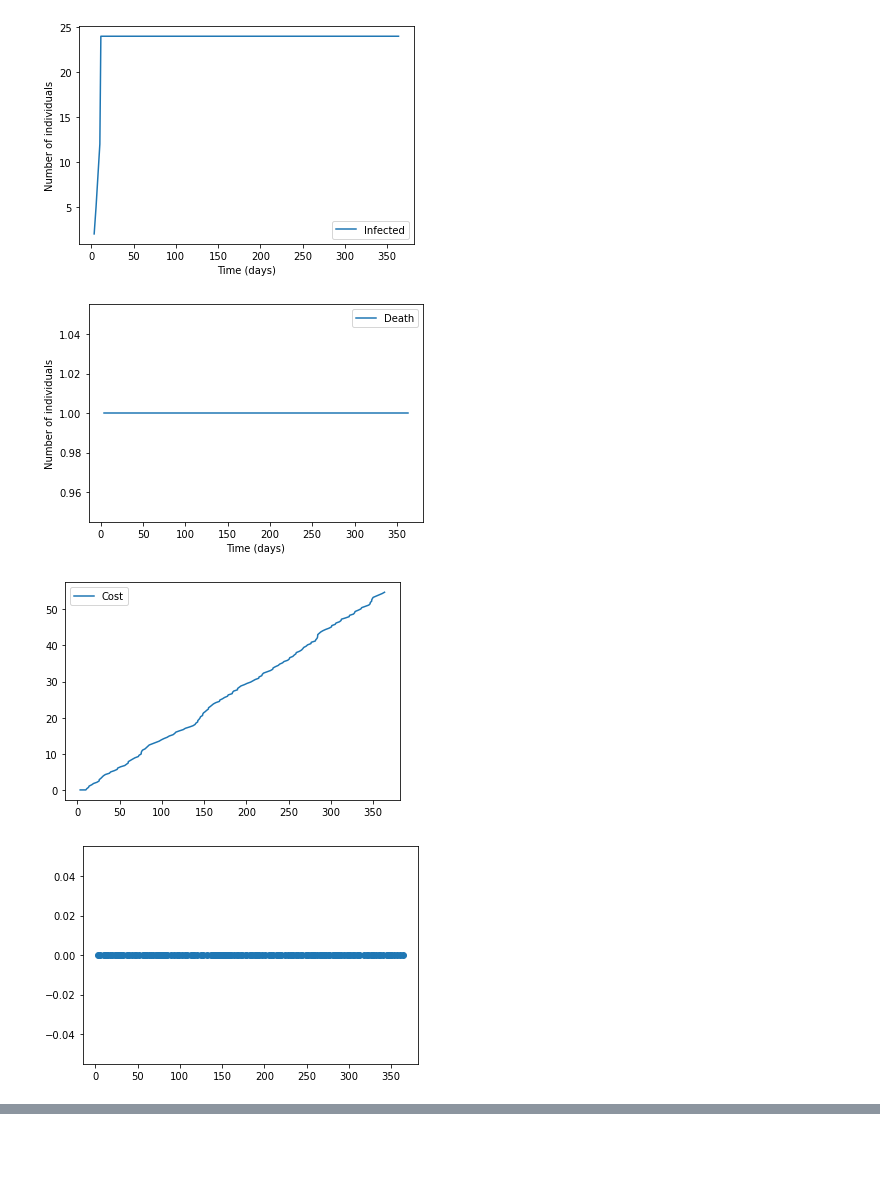
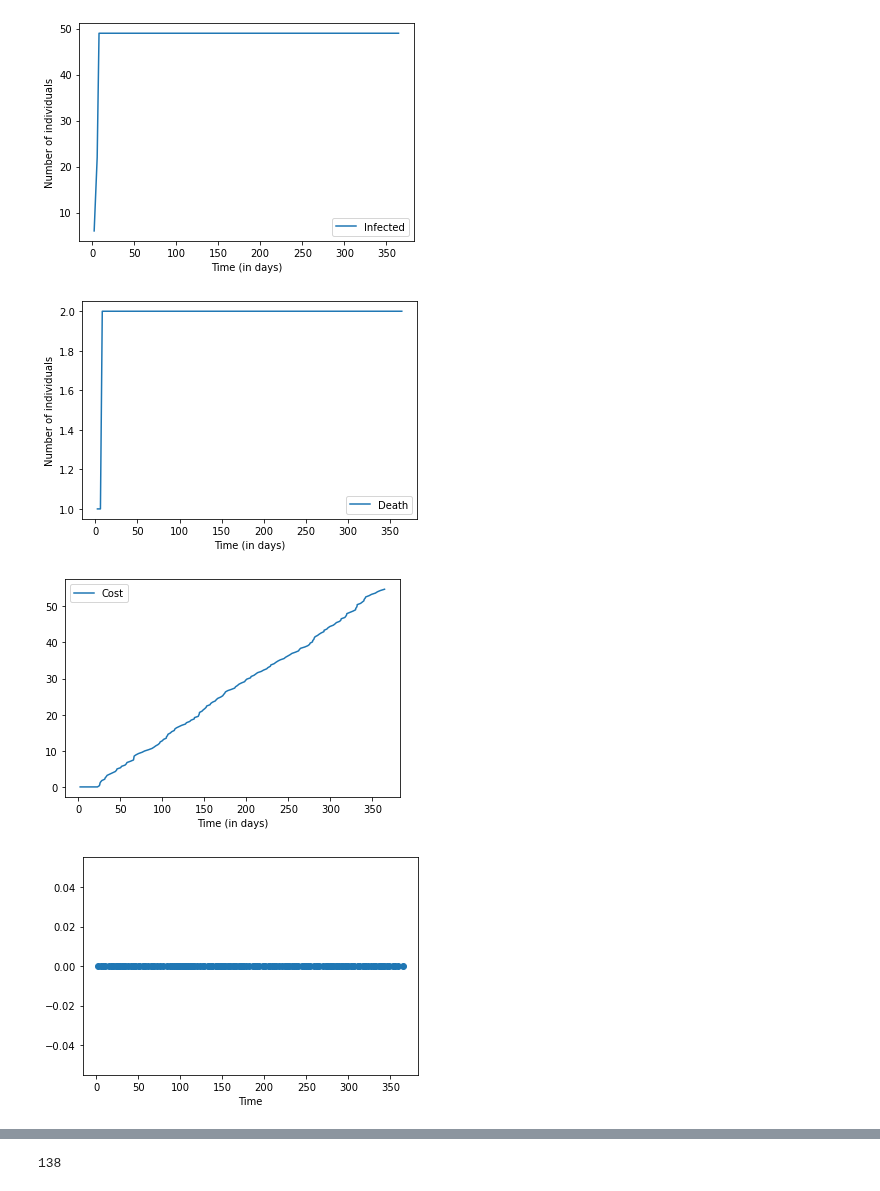
Before and after one commit to DrDoof14/Computer-AidedSimulationsLab, a Jupyter notebook: 16/lab_16_final.ipynb, the cells around one changed output, grey strips where cells are left out. Drawn from its saved outputs; the diff is of its cells as text; code cells hidden in the pictures; blank space fills up the shorter version.

Commit message:
final parts of lab 16

```diff
--- a/16/lab_16_final.ipynb
+++ b/16/lab_16_final.ipynb
@@ -132,16 +178,22 @@ def h_uniform(t):
 def h_expo(t):
     lambda_exp = 1/10
     return lambda_exp * math.exp(-0.1 * (lambda_exp * t))
+
+
 # intensity_at_s = sigma(s) + decay*sum(mu * np.exp(-0.1*(s - t)) for t in event_times)
 
 # intensity_prob = sigma(s) +decay * sum( h1(s - t) for t in event_times)
 
-
-
+def optimize_rho(cost, T, s, dead_ppl_list, max_death):
+    rho = 1e5 * minimize_scalar(lambda rho: cost(rho) + (T-s)/T * (dead_ppl_list[-1]/s - max_death/T)**2, bounds=(0, 1), method='bounded').x
+    return rho
 
 
 def cost(c):
     return c ** 2
+
+
+
 # we can use one of these functions
 # def cost(rho, T):
 #     total_cost = 0
@@ -163,21 +215,20 @@ def hawkes_simulation_generalized(decay,T):
     dead_ppl=0#counts the number of dead people
     rho=1
     initialization=False
-    initialization_time=10
+    initialization_time=20
     while s<T:
-        intensity_at_s = sigma(s) + decay*sum( h_uniform(s - t) for t in event_times) # creating the current intensity
-#         intensity_at_s = sigma(s) + decay * sum( h_expo(s - t) for t in event_times)
+#         intensity_at_s = sigma(s) + decay*sum( h_uniform(s - t) for t in event_times) # creating the current intensity
+        intensity_at_s = sigma(s) + decay * sum( h_expo(s - t) for t in event_times)
         if s >= initialization_time:
+            rho=optimize_rho(cost, T, s, dead_ppl_list, max_death)
             initialization=True
-            rho = 1e5 * minimize_scalar(lambda rho: cost(rho) + (T-s)/T * (dead_ppl_list[-1]/s - max_death/T)**2, bounds=(0, 1), method='bounded').x
-
         delta_t=np.random.uniform(0,5)
         s+=delta_t
-        D=np.random.uniform()
-        intensity_prob = rho*(sigma(s) + decay*sum( h_uniform(s - t) for t in event_times))
-#         intensity_prob = rho*(sigma(s) + decay * sum( h_expo(s - t) for t in event_times))
+        ra=np.random.uniform()
+#         intensity_prob = rho*(sigma(s) + decay*sum( h_uniform(s - t) for t in event_times))
+        intensity_prob = rho*(sigma(s) + decay * sum( h_expo(s - t) for t in event_times))
         temp_prob=[]
-        if D <= (intensity_prob/intensity_at_s):
+        if ra <= (intensity_prob/intensity_at_s):
             temp_prob=[np.random.poisson(decay) for i in range(last_infected)]
         last_infected=sum(temp_prob) # we update the numer of last layer of the infeced tree of ppl
         infected_ppl+=last_infected
@@ -200,36 +251,53 @@ def hawkes_simulation_generalized(decay,T):
 decay= 2
 T=365
 event_times,dead_ppl,dead_ppl_list,infected_ppl_list,cost_values=hawkes_simulation_generalized(decay,T)
 
 
 
 
 
 
 plt.figure()
 plt.plot(event_times, infected_ppl_list, label='Infected')
-plt.xlabel('Time (days)')
+plt.xlabel('Time (in days)')
 plt.ylabel('Number of individuals')
 plt.legend()
+plt.savefig('infected-second_part')
 plt.show()
 
 plt.figure()
 plt.plot(event_times, dead_ppl_list, label='Death')
-plt.xlabel('Time (days)')
+plt.xlabel('Time (in days)')
 plt.ylabel('Number of individuals')
 plt.legend()
+plt.savefig('dead-second_part')
 plt.show()
 
 plt.figure()
 plt.plot(event_times, cost_values, label='Cost')
+plt.xlabel('Time (in days)')
 plt.legend()
+plt.savefig('cost-second_part')
 plt.show()
 
 # Plot the event times
 plt.scatter(event_times, [0] * len(event_times))
+plt.xlabel('Time')
+plt.savefig('events_second_pats')
 plt.show()
+
+
+
+plt.figure()
+plt.plot(event_times, infected_ppl_list, label='Infected')
+plt.plot(event_times, dead_ppl_list, label='Dead')
+plt.xlabel('Time (in days)')
+plt.ylabel('Number of individuals')
+plt.legend()
+plt.savefig('dead_infected_second_part')
+plt.show()
 # %% [output]
-[figure, old version]
+[figure, new version]
-[figure, old version]
+[figure, new version]
-[figure, old version]
+[figure, new version]
-[figure, old version]
+[figure, new version]
@@ -235,0 +307,4 @@ plt.show()
+# %%
+len(event_times)
+# %% [output]
+138
```
Also changed, not shown: parts of 5 cells of this notebook, 10 other files.
